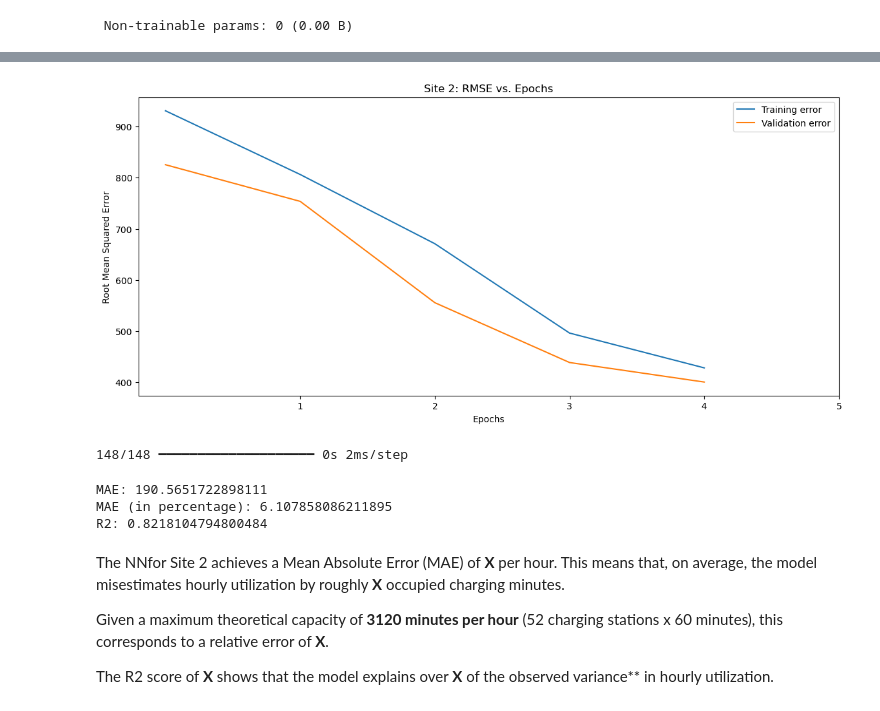
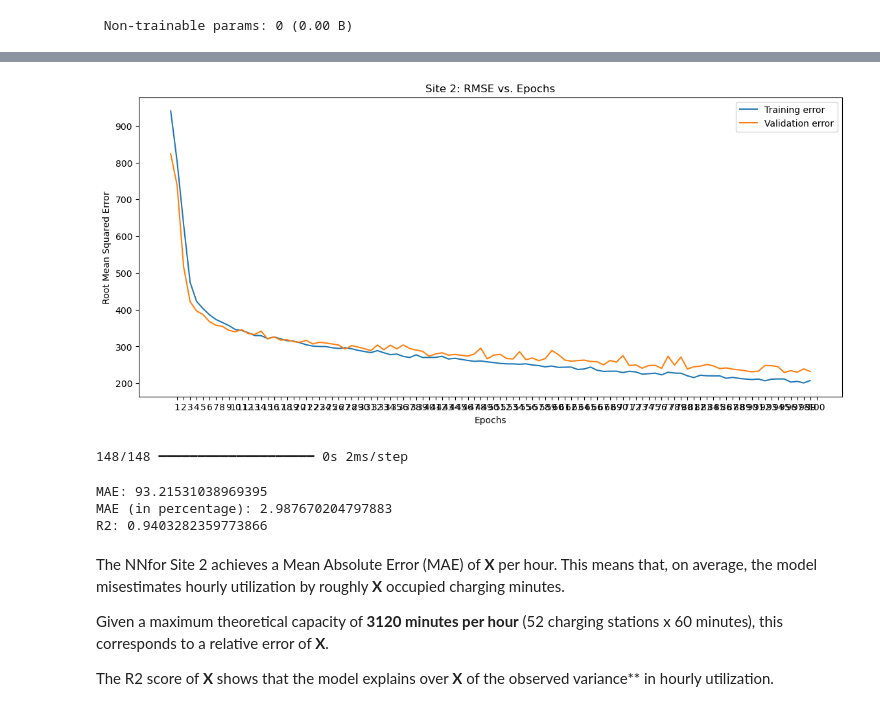
Before and after one commit to JakobJetter/AA_Project_WS2526, a Jupyter notebook: 04_Predicitve_Analytics/neural_network.ipynb, the cells around one changed output, grey strips where cells are left out. Cells and saved outputs as stored; diff of their text form; code cells hidden in the pictures.

```diff
--- a/04_Predicitve_Analytics/neural_network.ipynb
+++ b/04_Predicitve_Analytics/neural_network.ipynb
@@ -347,6 +369,6 @@ classifier.compile(loss='mse',
 # %%
 history = classifier.fit(X_norm_train, y_train,
                             validation_data=(X_norm_val, y_val),
-                            epochs=5,
+                            epochs=100,
                             batch_size=50)
 # %% [output]
@@ -384,19 +427,19 @@ root_metrics_df
 # %%
 plt.figure(figsize=(14,6), dpi=100)
 
 plt.plot(root_metrics_df["rmse"], label = 'Training error')
 plt.plot(root_metrics_df["val_rmse"], label = 'Validation error')
 
 plt.xlabel("Epochs")
 plt.ylabel("Root Mean Squared Error")
 
-plt.xticks(range(1,6))
+plt.xticks(range(1,101))
 plt.legend()
 plt.title("Site 2: RMSE vs. Epochs")
 
 plt.show()
 # %% [output]
-[figure, old version]
+[figure, new version]
 # %%
 y_pred = classifier.predict(X_norm_test)
 # %% [output]
@@ -413,9 +456,9 @@ print(f"MAE: {mae}")
 print(f"MAE (in percentage): {mae_percentage}")
 print(f"R2: {r2}")
 # %% [output]
-MAE: 190.5651722898111
-MAE (in percentage): 6.107858086211895
-R2: 0.8218104794800484
+MAE: 93.21531038969395
+MAE (in percentage): 2.987670204797883
+R2: 0.9403282359773866
 # %% [markdown]
 The NNfor Site 2 achieves a Mean Absolute Error (MAE) of **X** per hour. This means that, on average, the model misestimates hourly utilization by roughly **X** occupied charging minutes.
 
```
Also changed, not shown: parts of 13 cells of this notebook.
